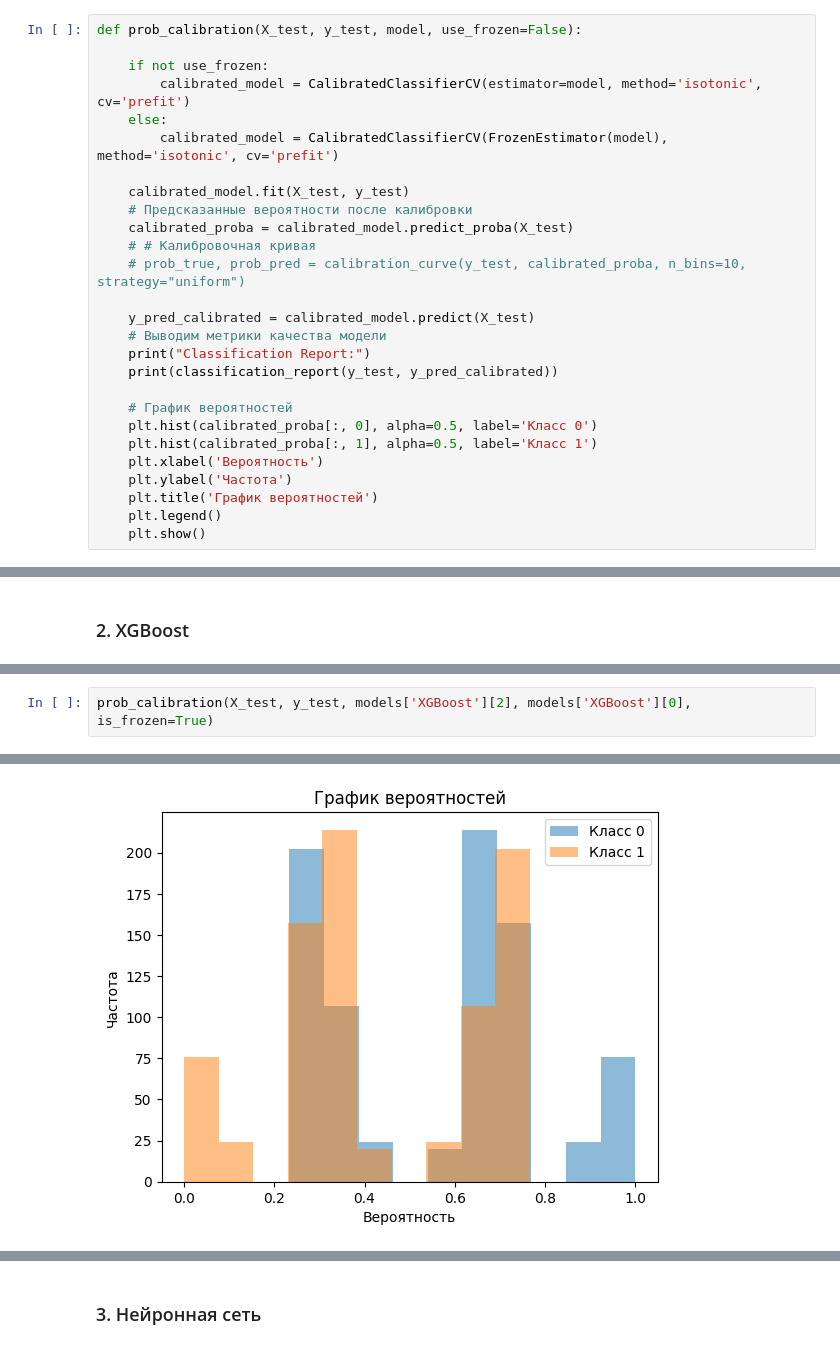
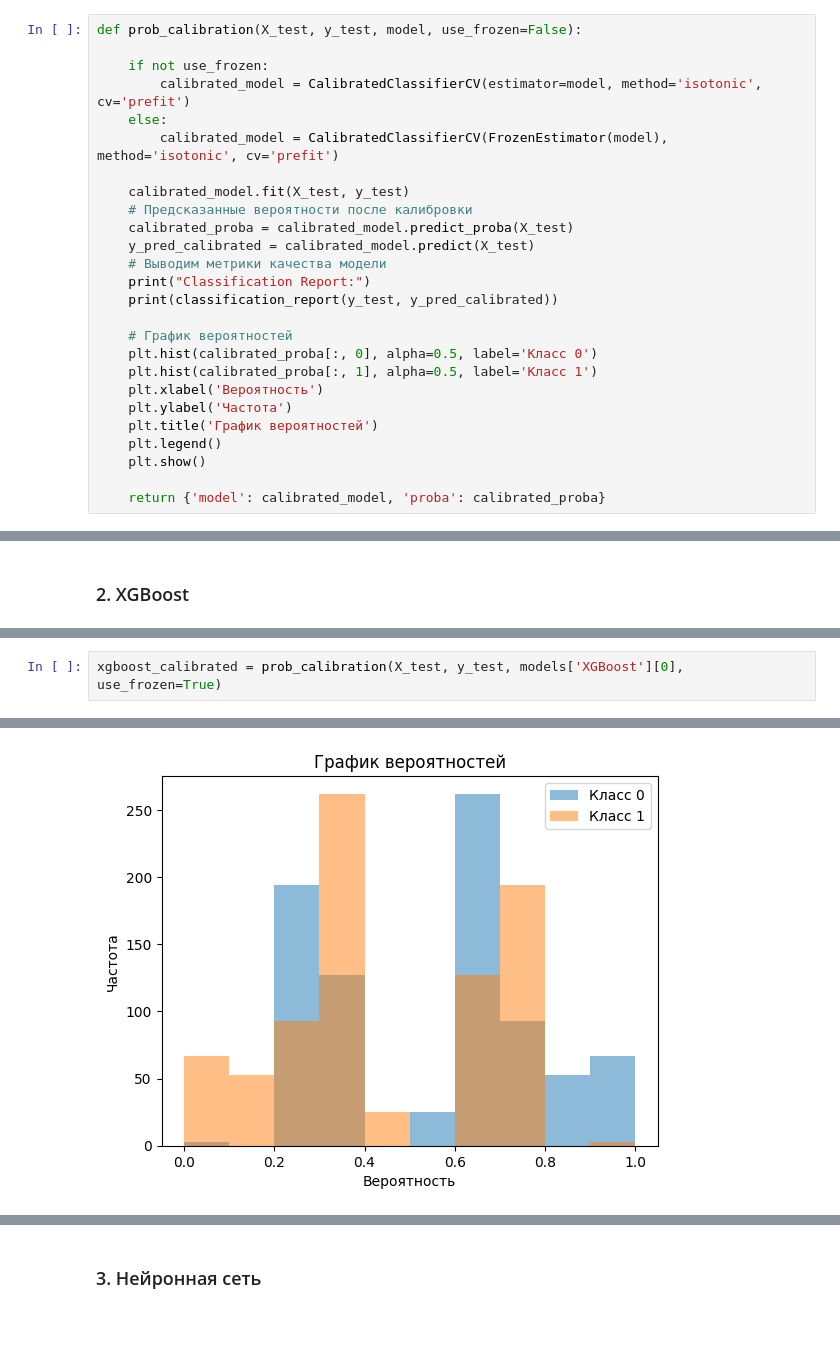
Before and after one commit to IlyaPhil/UFC-predictor, a Jupyter notebook: models.ipynb, the cells around one changed output, grey strips where cells are left out. Drawn from its saved outputs; the diff is of its cells as text.

```diff
--- a/models.ipynb
+++ b/models.ipynb
@@ -125,9 +133,6 @@ def prob_calibration(X_test, y_test, model, use_frozen=False):
     calibrated_model.fit(X_test, y_test)
     # Предсказанные вероятности после калибровки
     calibrated_proba = calibrated_model.predict_proba(X_test)
-    # # Калибровочная кривая
-    # prob_true, prob_pred = calibration_curve(y_test, calibrated_proba, n_bins=10, strategy="uniform")
-
     y_pred_calibrated = calibrated_model.predict(X_test)
     # Выводим метрики качества модели
     print("Classification Report:")
@@ -141,6 +146,8 @@ def prob_calibration(X_test, y_test, model, use_frozen=False):
     plt.title('График вероятностей')
     plt.legend()
     plt.show()
+
+    return {'model': calibrated_model, 'proba': calibrated_proba}
 # %% [markdown]
 Введем свою бизнес-метрику, равную сумме выигрыша, который можно получить, поставив на исход каждого боя в соответствии с предсказанием модели относительно того, кто из двух бойцов победит.
 
@@ -371,5 +392,5 @@ plot_confidence(y_test, models['XGBoost'][2], models['XGBoost'][0])
 # %%
-prob_calibration(X_test, y_test, models['XGBoost'][2], models['XGBoost'][0], is_frozen=True)
+xgboost_calibrated = prob_calibration(X_test, y_test, models['XGBoost'][0], use_frozen=True)
 # %% [output]
 Classification Report:
               precision    recall  f1-score   support
@@ -383 +404 @@ weighted avg       0.71      0.72      0.71       824
-[figure, old version]
+[figure, new version]
```
Also changed, not shown: parts of 25 cells of this notebook, 22 other files.
